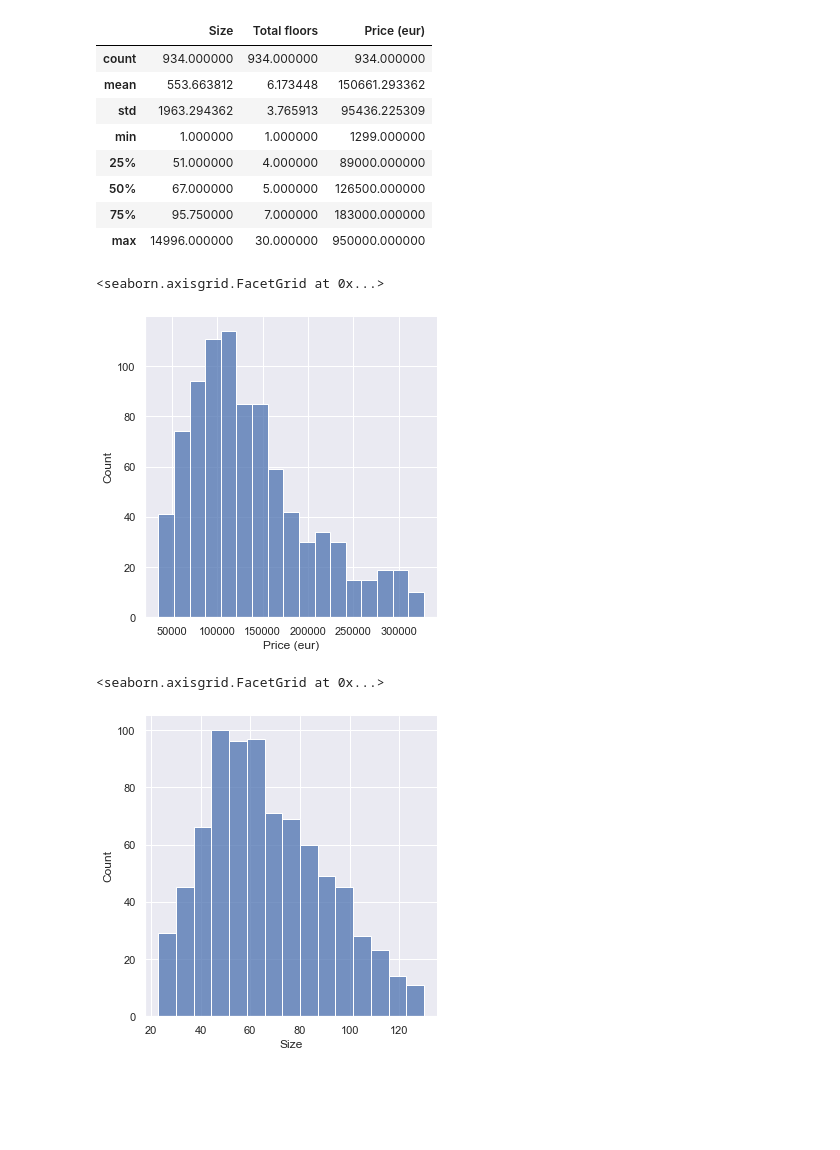
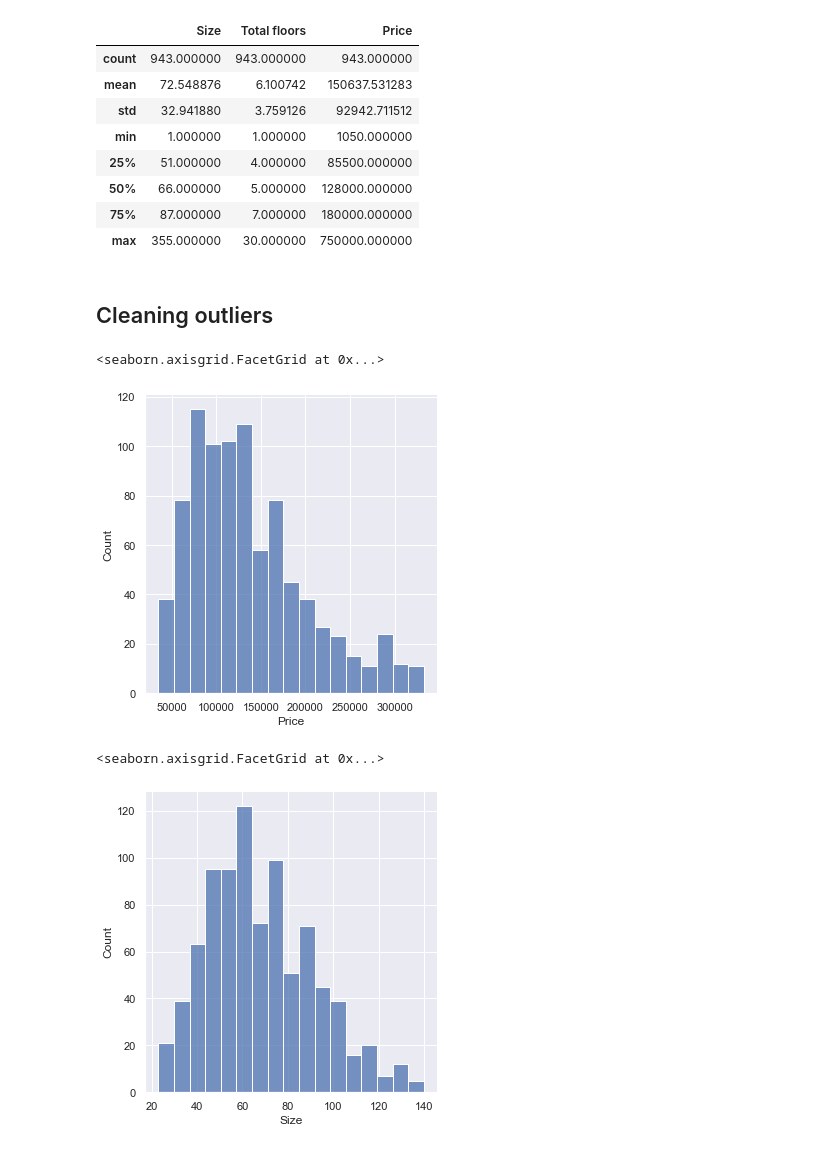
Before and after one commit to srki24/scraper-stanovibgd, a Jupyter notebook: Regression.ipynb, the cells around one changed output. Drawn from its saved outputs; the diff is of its cells as text; code cells hidden in the pictures; blank space fills up the shorter version.

```diff
--- a/Regression.ipynb
+++ b/Regression.ipynb
@@ -8,5 +10,6 @@ sns.set()
 # %%
+
 # 50 pages of data scraped, 1000 observations
-raw_data = pd.read_csv('StanoviBGD-2021-02-10.csv')
+raw_data = pd.read_excel('StanoviBGD-2021-02-25-50pages.xlsx')
 raw_data.head()
 # %% [output]
@@ -19,7 +22,8 @@ raw_data.head()
 # %%
 # Removing excess data
-# We certanily won't use address or Index in this instance, it might be interesting to try something with Geo Coding in the future
+# All the data we have is for Belgrade, thus we remove City
+# There are more than 170 different parts of the city, thus I also removed them
 # Price per m2 in combination with size will distort regression model
 # Since the data is sourced from recent scraping, it shouldn't be important
 # Size and Number of rooms are expected to corelate
-data = raw_data.drop(['Address','Unnamed: 0', 'Price per m2 (eur/m2)', 'Date', 'Rooms'],axis = 1)
+data = raw_data.drop([ 'Unnamed: 0', 'City', 'Part_of_the_city', 'Price_per_m2', 'Date', 'Rooms'],axis = 1)
@@ -41,31 +48,34 @@ data = data.dropna()
 # Detecting otliers
 data.describe()
 # %% [output]
-|  | Size | Total floors | Price (eur) |
-| count | 934.000000 | 934.000000 | 934.000000 |
-| mean | 553.663812 | 6.173448 | 150661.293362 |
-| std | 1963.294362 | 3.765913 | 95436.225309 |
-| min | 1.000000 | 1.000000 | 1299.000000 |
-| 25% | 51.000000 | 4.000000 | 89000.000000 |
-| 50% | 67.000000 | 5.000000 | 126500.000000 |
-| 75% | 95.750000 | 7.000000 | 183000.000000 |
-| max | 14996.000000 | 30.000000 | 950000.000000 |
+|  | Size | Total floors | Price |
+| count | 943.000000 | 943.000000 | 943.000000 |
+| mean | 72.548876 | 6.100742 | 150637.531283 |
+| std | 32.941880 | 3.759126 | 92942.711512 |
+| min | 1.000000 | 1.000000 | 1050.000000 |
+| 25% | 51.000000 | 4.000000 | 85500.000000 |
+| 50% | 66.000000 | 5.000000 | 128000.000000 |
+| 75% | 87.000000 | 7.000000 | 180000.000000 |
+| max | 355.000000 | 30.000000 | 750000.000000 |
+# %% [markdown]
+## Cleaning outliers
 # %%
 # Removing outliers for price, since there were not that many I' ve decided to trimp top 5 and bottom 1 percentile
-qpmax = data['Price (eur)'].quantile(0.95)
-qpmin = data['Price (eur)'].quantile(0.01)
-data2 = data[data['Price (eur)'].between(qpmin, qpmax)]
-sns.displot(data2['Price (eur)'])
+# Prices are still a bit skewed to the left
+qpmax = data['Price'].quantile(0.95)
+qpmin = data['Price'].quantile(0.01)
+data2 = data[data['Price'].between(qpmin, qpmax)]
+sns.displot(data2['Price'])
 # %% [output]
 <seaborn.axisgrid.FacetGrid at 0x...>
-[figure, old version]
+[figure, new version]
 # %%
-# Size had much more outliers, thus after some testing I removed top 9 percentiles and bottom 0.1
-qsmax = data2['Size'].quantile(0.91)
-qsmin = data2['Size'].quantile(0.001)
+# Size outliers distribution looks similar
+qsmax = data2['Size'].quantile(0.99)
+qsmin = data2['Size'].quantile(0.01)
 data_cleaned = data2[data2['Size'].between(qsmin, qsmax)]
 sns.displot(data_cleaned['Size'])
 # %% [output]
 <seaborn.axisgrid.FacetGrid at 0x...>
-[figure, old version]
+[figure, new version]
 # %%
```
Also changed, not shown: parts of 27 cells of this notebook, 3 other files.
